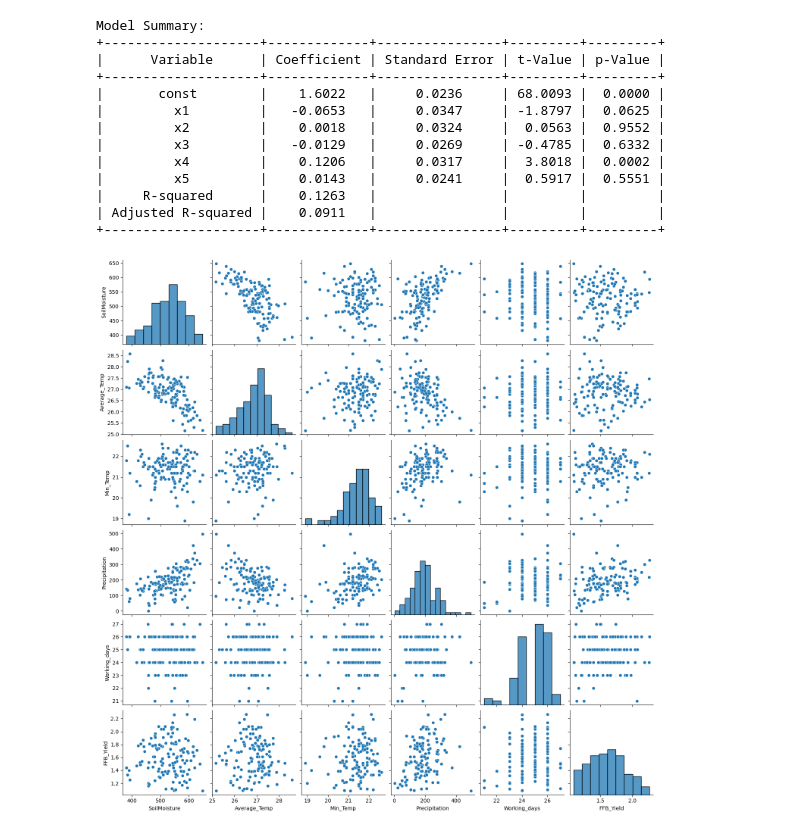
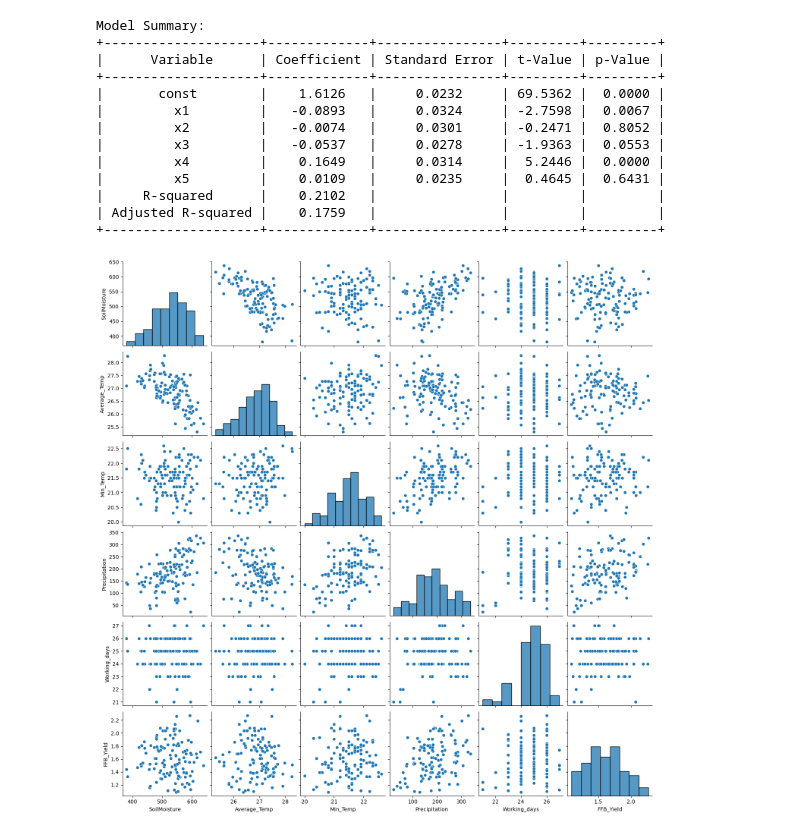
Before and after one commit to rammahayufitra/assessment-solution-april, a Jupyter notebook: solution_to_question_2/analisa.ipynb, the cells around one changed output. Cells and saved outputs as stored; diff of their text form; code cells hidden in the pictures.

```diff
--- a/solution_to_question_2/analisa.ipynb
+++ b/solution_to_question_2/analisa.ipynb
@@ -139,0 +130,12 @@ Fitur yang dihapus: set()
+# %%
+import pandas as pd
+import seaborn as sns
+import matplotlib.pyplot as plt
+
+corr_matrix = df_filtered.corr(method='pearson')
+
+# Membuat heatmap matriks korelasi
+plt.figure(figsize=(10, 8))
+sns.heatmap(corr_matrix, annot=True, cmap='coolwarm', fmt='.2f', linewidths=0.5)
+plt.title('Matriks Korelasi')
+plt.show()
@@ -139,0 +144,23 @@ Fitur yang dihapus: set()
+# %%
+# Menentukan ambang batas korelasi tinggi
+threshold = 0.7
+
+# Menyimpan fitur yang akan dihapus
+to_drop = []
+
+# Mengidentifikasi fitur dengan korelasi tinggi
+for i in range(len(corr_matrix.columns)):
+    for j in range(i):
+        if abs(corr_matrix.iloc[i, j]) > threshold:
+            # Menyimpan nama fitur yang memiliki korelasi tinggi
+            colname = corr_matrix.columns[i]
+            if colname not in to_drop:
+                to_drop.append(colname)
+
+# Menghapus fitur yang redundant
+df_reduced = df_cleaned.drop(columns=to_drop)
+
+# Menampilkan fitur yang dihapus dan dataset yang telah dibersihkan
+print("Fitur yang dihapus:", to_drop)
+print("Dataset setelah penghapusan:")
+df_reduced.head()
@@ -172,10 +208,10 @@ from sklearn.preprocessing import StandardScaler
 from prettytable import PrettyTable
 import statsmodels.api as sm
 
-def multiple_linear_regression(df):
+def multiple_linear_regression(df_reduced):
 
-    X = df[['SoilMoisture', 'Average_Temp', 'Min_Temp', 'Precipitation', 'Working_days']]
-    y = df['FFB_Yield']
+    X = df_reduced[['SoilMoisture', 'Average_Temp', 'Min_Temp', 'Precipitation', 'Working_days']]
+    y = df_reduced['FFB_Yield']
 
 
     scaler = StandardScaler()
@@ -202,7 +238,7 @@ def multiple_linear_regression(df):
 
     return table
 
-summary_table = multiple_linear_regression(df)
+summary_table = multiple_linear_regression(df_reduced)
 print("Model Summary:")
 print(summary_table)
 # %% [output]
@@ -210,28 +246,25 @@ Model Summary:
 +--------------------+-------------+----------------+---------+---------+
 |      Variable      | Coefficient | Standard Error | t-Value | p-Value |
 +--------------------+-------------+----------------+---------+---------+
-|       const        |    1.6022   |     0.0236     | 68.0093 |  0.0000 |
-|         x1         |   -0.0653   |     0.0347     | -1.8797 |  0.0625 |
-|         x2         |    0.0018   |     0.0324     |  0.0563 |  0.9552 |
-|         x3         |   -0.0129   |     0.0269     | -0.4785 |  0.6332 |
-|         x4         |    0.1206   |     0.0317     |  3.8018 |  0.0002 |
-|         x5         |    0.0143   |     0.0241     |  0.5917 |  0.5551 |
-|     R-squared      |    0.1263   |                |         |         |
-| Adjusted R-squared |    0.0911   |                |         |         |
+|       const        |    1.6126   |     0.0232     | 69.5362 |  0.0000 |
+|         x1         |   -0.0893   |     0.0324     | -2.7598 |  0.0067 |
+|         x2         |   -0.0074   |     0.0301     | -0.2471 |  0.8052 |
+|         x3         |   -0.0537   |     0.0278     | -1.9363 |  0.0553 |
+|         x4         |    0.1649   |     0.0314     |  5.2446 |  0.0000 |
+|         x5         |    0.0109   |     0.0235     |  0.4645 |  0.6431 |
+|     R-squared      |    0.2102   |                |         |         |
+| Adjusted R-squared |    0.1759   |                |         |         |
 +--------------------+-------------+----------------+---------+---------+
 # %%
 import pandas as pd
 import matplotlib.pyplot as plt
 import seaborn as sns
 
-df['Date'] = pd.to_datetime(df['Date'])
-df['Month'] = df['Date'].dt.month
-
 # Pair Plot
-sns.pairplot(df[['SoilMoisture', 'Average_Temp', 'Min_Temp', 'Precipitation', 'Working_days', 'FFB_Yield']])
+sns.pairplot(df_reduced[['SoilMoisture', 'Average_Temp', 'Min_Temp', 'Precipitation', 'Working_days', 'FFB_Yield']])
 plt.show()
 # %% [output]
-[figure, old version]
+[figure, new version]
 # %%
 import pandas as pd
 from sklearn.model_selection import train_test_split
```
Also changed, not shown: parts of 11 cells of this notebook, 4 other files.
